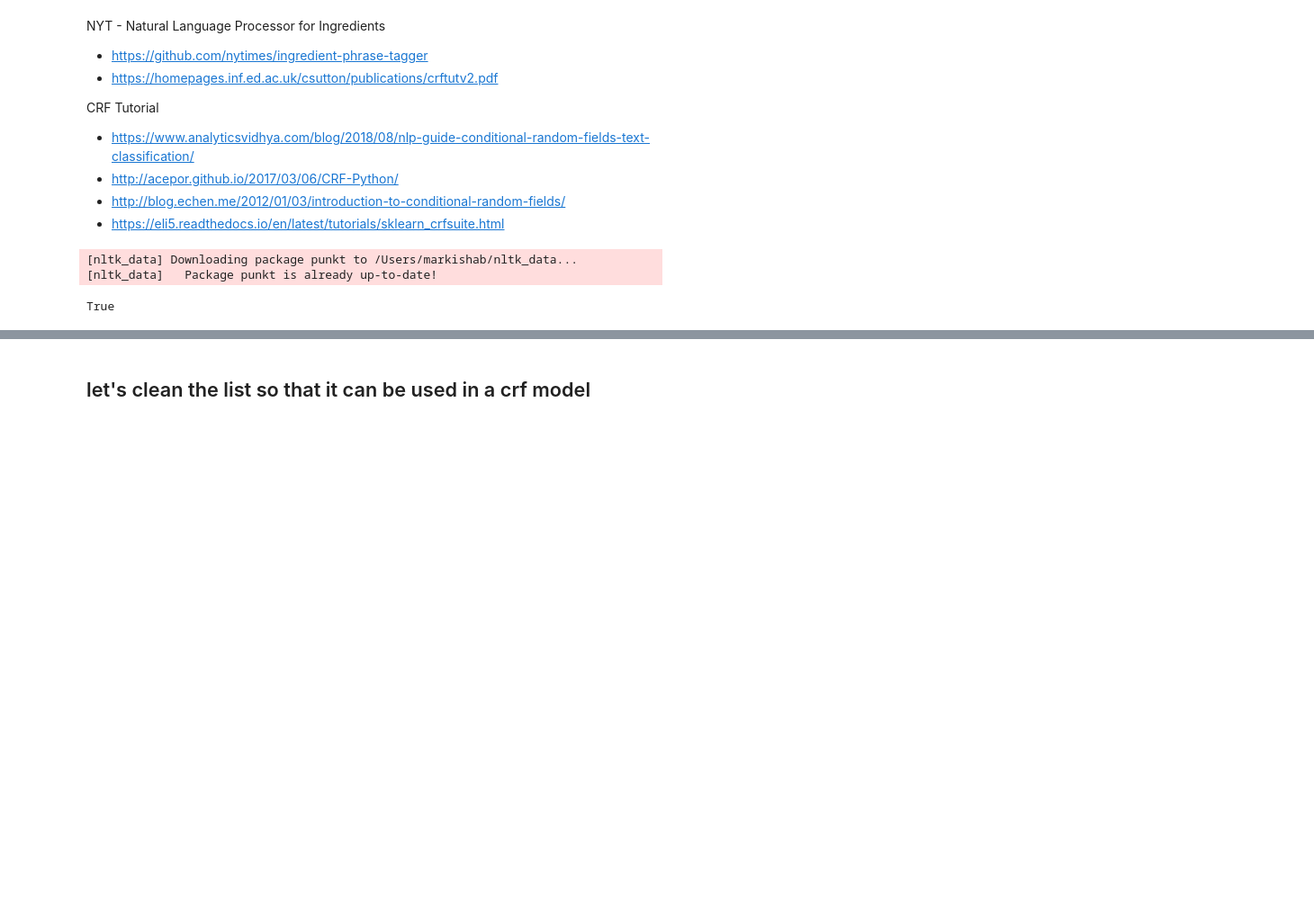
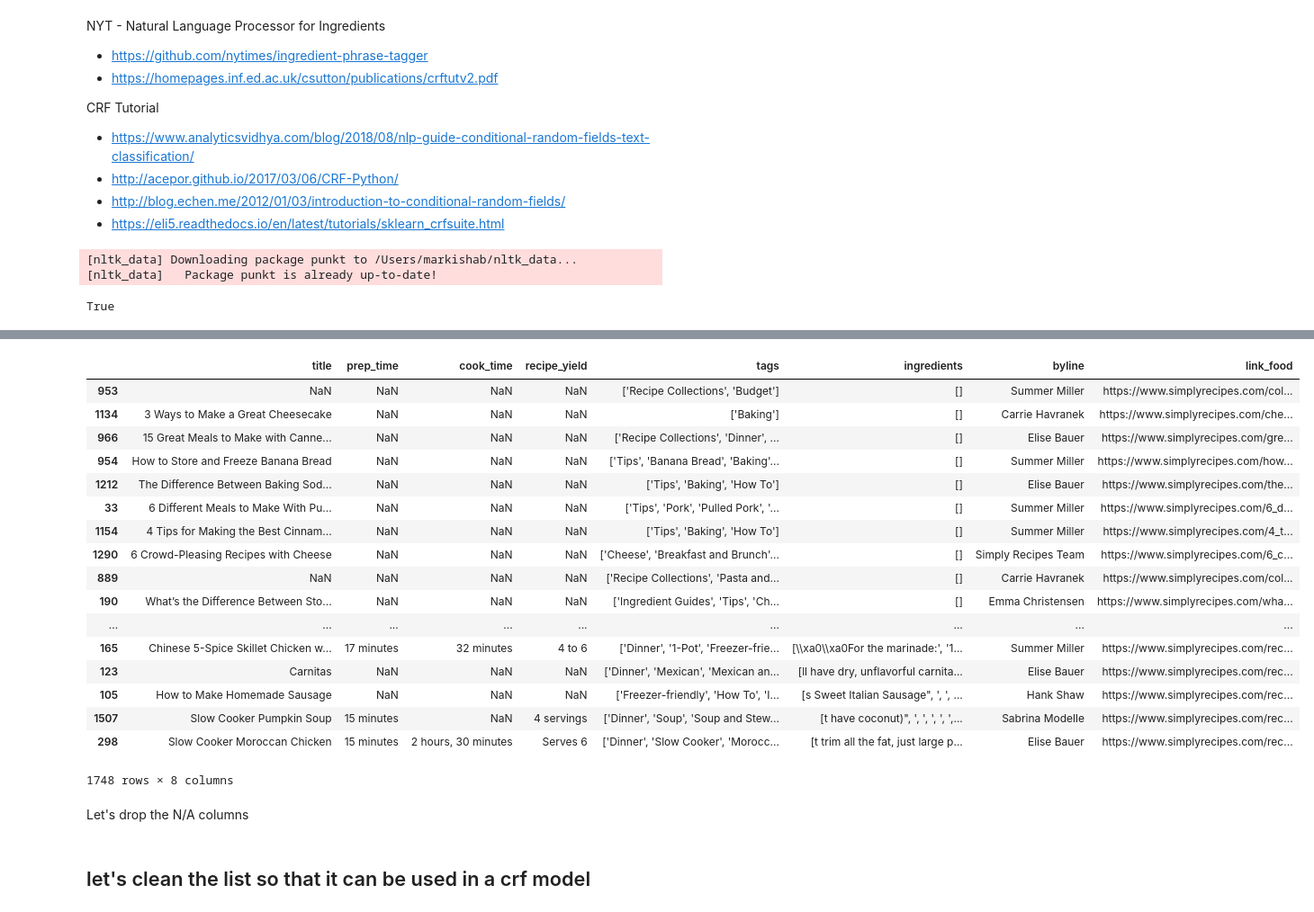
Before and after one commit to mberrien-fitzsimons/recipe_recommendation_system, a Jupyter notebook: notebooks/02_processing/20190830-mlb-simplyrecipes-ingredients-list-cleaning.ipynb, the cells around one changed output, grey strips where cells are left out. Shown at 90% size. Cells and saved outputs as stored; diff of their text form; code cells hidden in the pictures; blank space fills up the shorter version.

Commit message:
cleaned recipes and removed nan values

```diff
--- a/notebooks/02_processing/20190830-mlb-simplyrecipes-ingredients-list-cleaning.ipynb
+++ b/notebooks/02_processing/20190830-mlb-simplyrecipes-ingredients-list-cleaning.ipynb
@@ -59,0 +37,23 @@ recipes_df
+# %%
+recipes_df.sort_values(by=['ingredients'])
+# %% [output]
+|  | title | prep_time | cook_time | recipe_yield | tags | ingredients | byline | link_food |
+| 953 | NaN | NaN | NaN | NaN | ['Recipe Collections', 'Budget'] | [] | Summer Miller | https://www.simplyrecipes.com/col... |
+| 1134 | 3 Ways to Make a Great Cheesecake | NaN | NaN | NaN | ['Baking'] | [] | Carrie Havranek | https://www.simplyrecipes.com/che... |
+| 966 | 15 Great Meals to Make with Canne... | NaN | NaN | NaN | ['Recipe Collections', 'Dinner', ... | [] | Elise Bauer | https://www.simplyrecipes.com/gre... |
+| 954 | How to Store and Freeze Banana Bread | NaN | NaN | NaN | ['Tips', 'Banana Bread', 'Baking'... | [] | Summer Miller | https://www.simplyrecipes.com/how... |
+| 1212 | The Difference Between Baking Sod... | NaN | NaN | NaN | ['Tips', 'Baking', 'How To'] | [] | Elise Bauer | https://www.simplyrecipes.com/the... |
+| 33 | 6 Different Meals to Make With Pu... | NaN | NaN | NaN | ['Tips', 'Pork', 'Pulled Pork', '... | [] | Summer Miller | https://www.simplyrecipes.com/6_d... |
+| 1154 | 4 Tips for Making the Best Cinnam... | NaN | NaN | NaN | ['Tips', 'Baking', 'How To'] | [] | Summer Miller | https://www.simplyrecipes.com/4_t... |
+| 1290 | 6 Crowd-Pleasing Recipes with Cheese | NaN | NaN | NaN | ['Cheese', 'Breakfast and Brunch'... | [] | Simply Recipes Team | https://www.simplyrecipes.com/6_c... |
+| 889 | NaN | NaN | NaN | NaN | ['Recipe Collections', 'Pasta and... | [] | Carrie Havranek | https://www.simplyrecipes.com/col... |
+| 190 | What’s the Difference Between Sto... | NaN | NaN | NaN | ['Ingredient Guides', 'Tips', 'Ch... | [] | Emma Christensen | https://www.simplyrecipes.com/wha... |
+| ... | ... | ... | ... | ... | ... | ... | ... | ... |
+| 165 | Chinese 5-Spice Skillet Chicken w... | 17 minutes | 32 minutes | 4 to 6 | ['Dinner', '1-Pot', 'Freezer-frie... | [\\xa0\\xa0For the marinade:', '1... | Summer Miller | https://www.simplyrecipes.com/rec... |
+| 123 | Carnitas | NaN | NaN | NaN | ['Dinner', 'Mexican', 'Mexican an... | [ll have dry, unflavorful carnita... | Elise Bauer | https://www.simplyrecipes.com/rec... |
+| 105 | How to Make Homemade Sausage | NaN | NaN | NaN | ['Freezer-friendly', 'How To', 'I... | [s Sweet Italian Sausage", ', ', ... | Hank Shaw | https://www.simplyrecipes.com/rec... |
+| 1507 | Slow Cooker Pumpkin Soup | 15 minutes | NaN | 4 servings | ['Dinner', 'Soup', 'Soup and Stew... | [t have coconut)", ', ', ', ', ',... | Sabrina Modelle | https://www.simplyrecipes.com/rec... |
+| 298 | Slow Cooker Moroccan Chicken | 15 minutes | 2 hours, 30 minutes | Serves 6 | ['Dinner', 'Slow Cooker', 'Morocc... | [t trim all the fat, just large p... | Elise Bauer | https://www.simplyrecipes.com/rec... |
+1748 rows × 8 columns
+# %% [markdown]
+Let's drop the N/A columns
```
Also changed, not shown: parts of 16 cells of this notebook, 1 other file.
